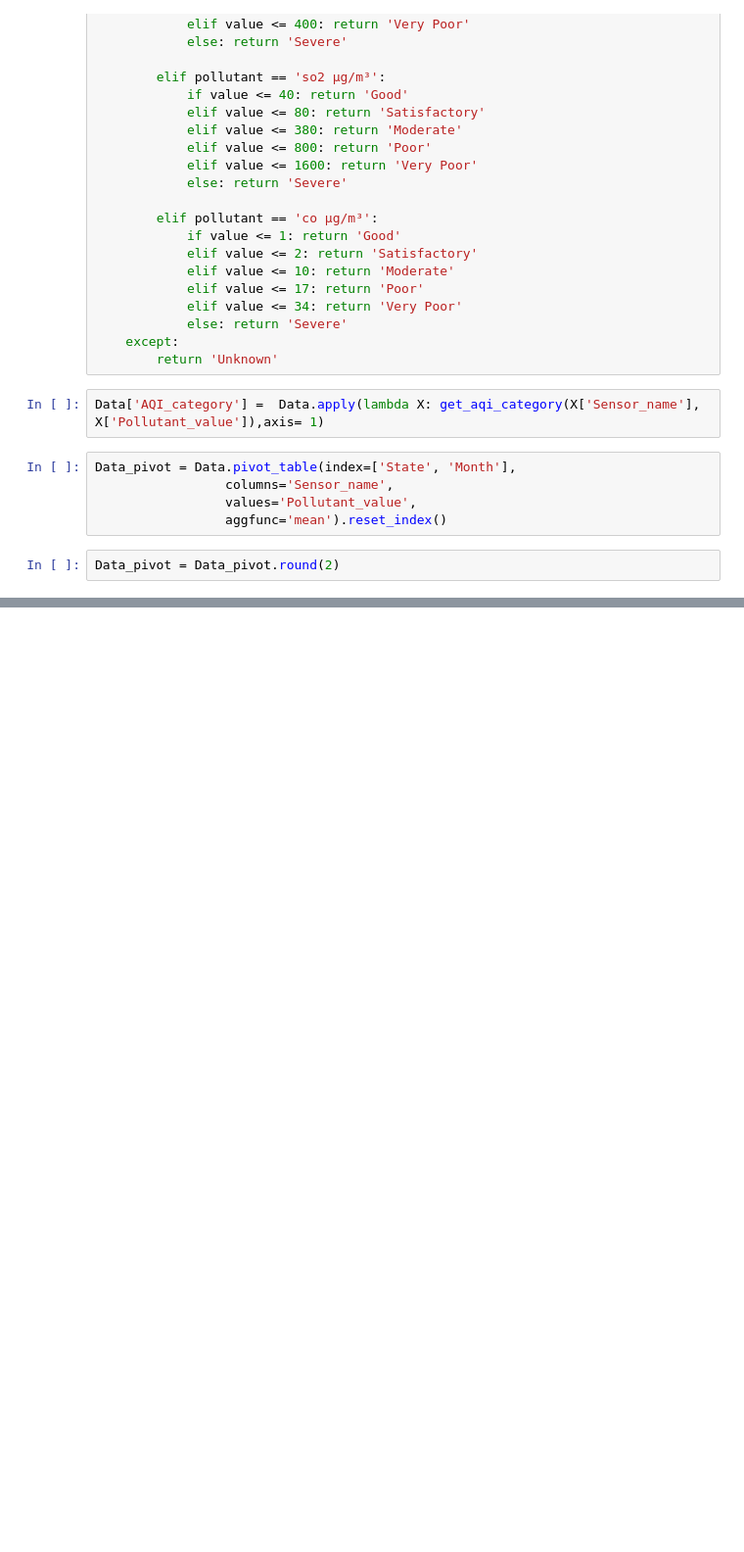
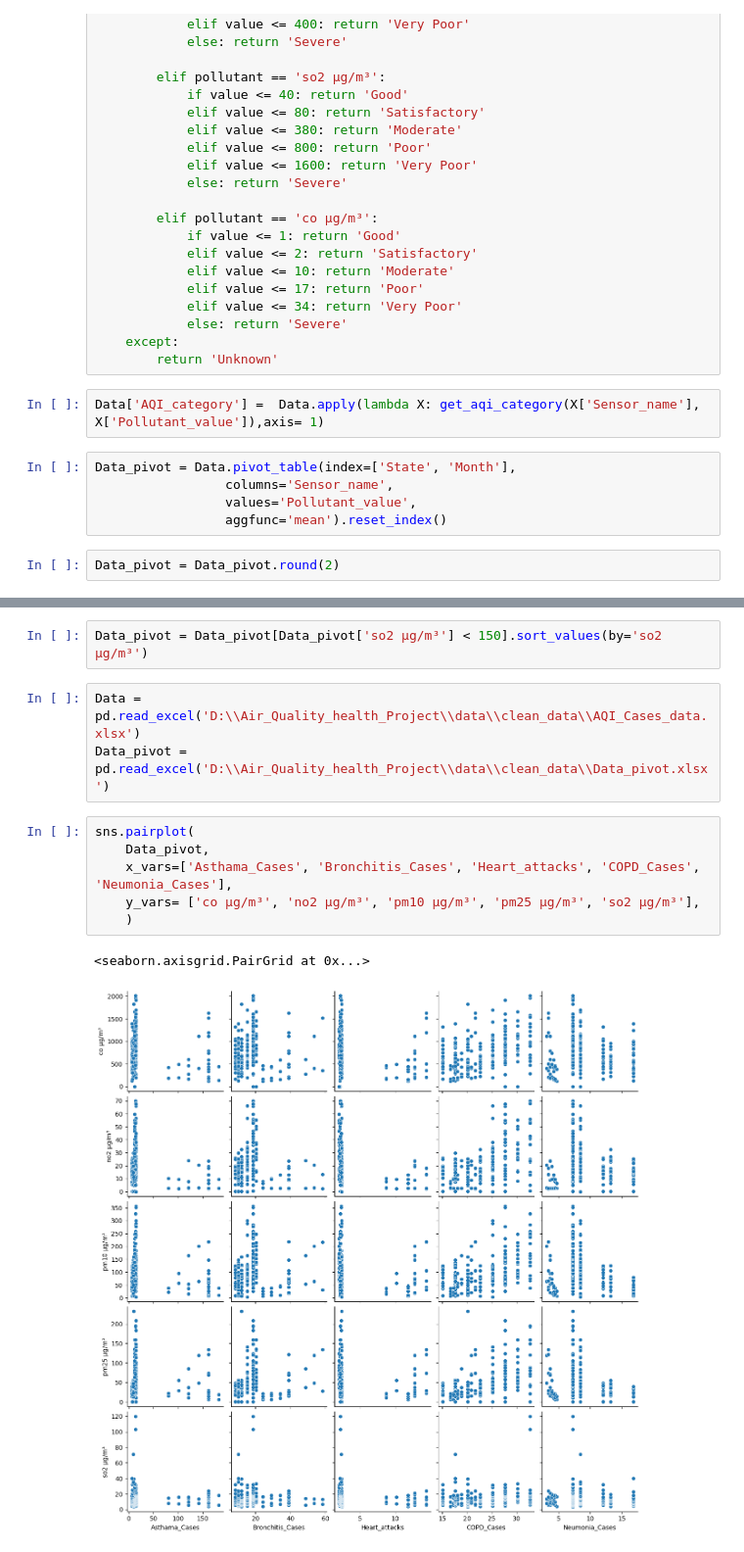
Before and after one commit to Manishkanwa/Air_Quality_health_Project, a Jupyter notebook: notebooks/03_eda_visuals.ipynb, the cells around one changed output, grey strips where cells are left out. Shown at 98% size. Drawn from its saved outputs; the diff is of its cells as text; blank space fills up the shorter version.

Commit message:
Visualizations

```diff
--- a/notebooks/03_eda_visuals.ipynb
+++ b/notebooks/03_eda_visuals.ipynb
@@ -314,0 +366,14 @@ Data_pivot.to_csv('D:\\Air_Quality_health_Project\\data\\clean_data\\Data_pivot.
+# %%
+Data_pivot = Data_pivot[Data_pivot['so2 µg/m³'] < 150].sort_values(by='so2 µg/m³')
+# %%
+Data = pd.read_excel('D:\\Air_Quality_health_Project\\data\\clean_data\\AQI_Cases_data.xlsx')
+Data_pivot = pd.read_excel('D:\\Air_Quality_health_Project\\data\\clean_data\\Data_pivot.xlsx')
+# %%
+sns.pairplot(
+    Data_pivot,
+    x_vars=['Asthama_Cases', 'Bronchitis_Cases', 'Heart_attacks', 'COPD_Cases', 'Neumonia_Cases'],
+    y_vars= ['co µg/m³', 'no2 µg/m³', 'pm10 µg/m³', 'pm25 µg/m³', 'so2 µg/m³'],
+    )
+# %% [output]
+<seaborn.axisgrid.PairGrid at 0x...>
+[figure, added]
```
Also changed, not shown: parts of 31 cells of this notebook, 7 other files.
